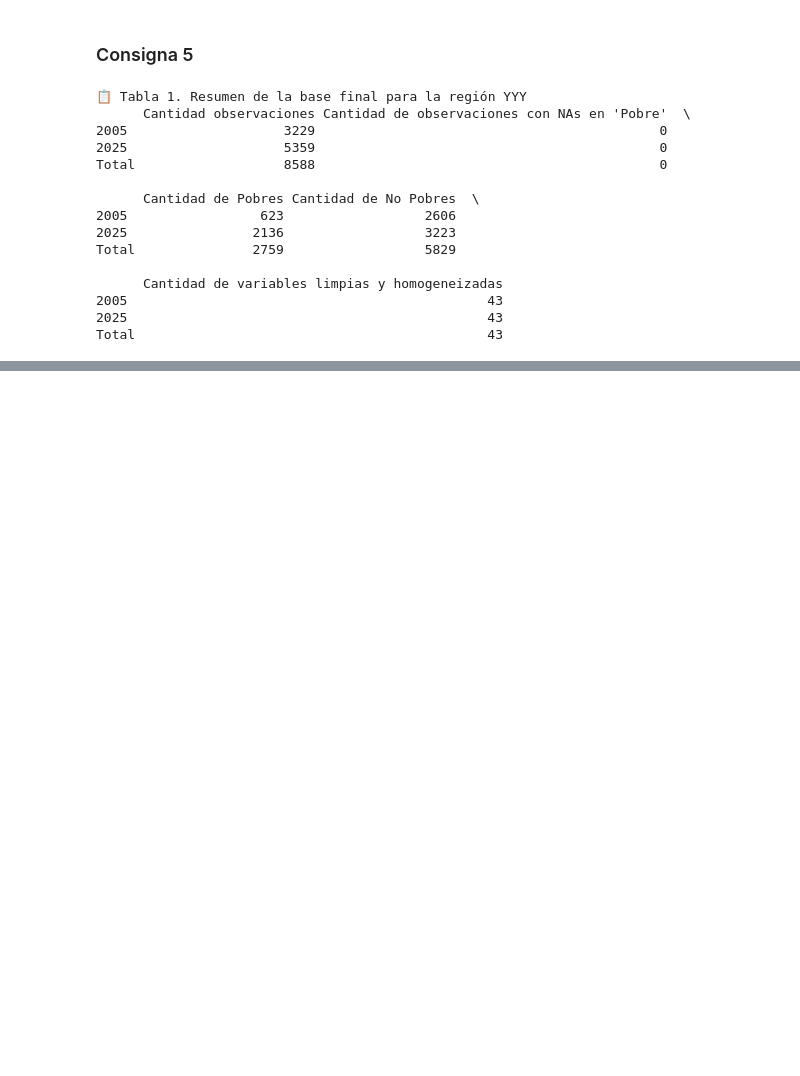
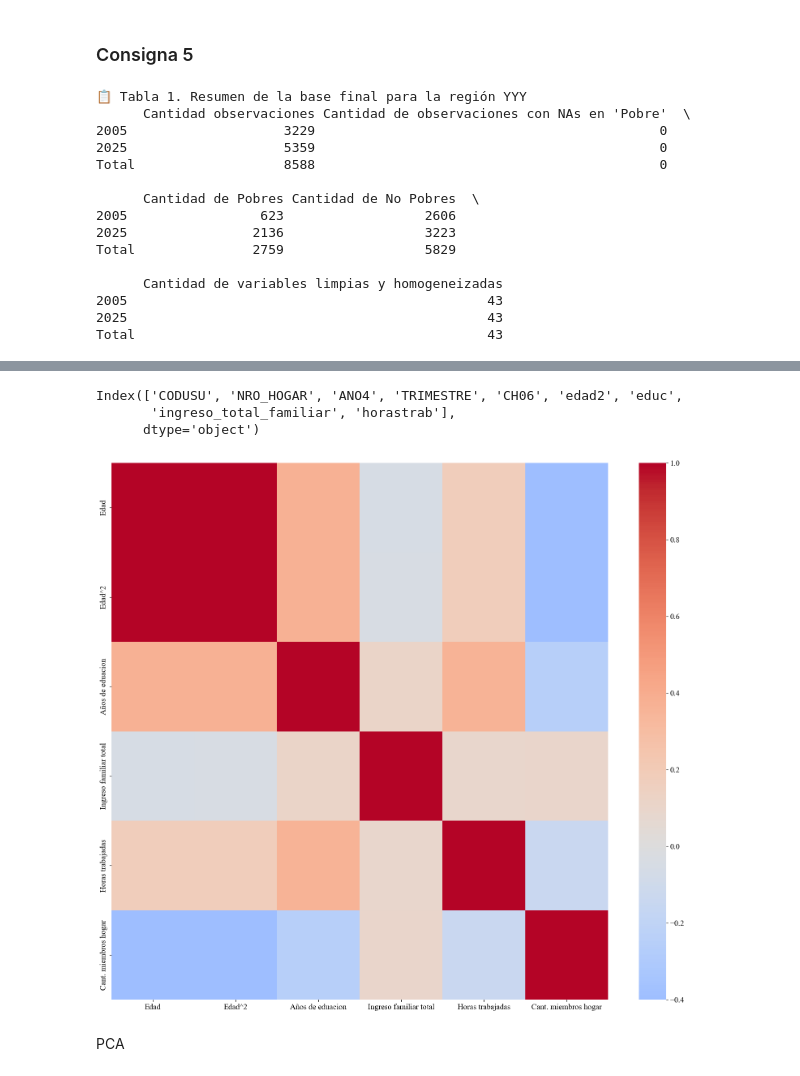
Before and after one commit to franlecam/BigDataUBA-Grupo1, a Jupyter notebook: TP2/Program_TP2_Grupo1.ipynb, the cells around one changed output, grey strips where cells are left out. Cells and saved outputs as stored; diff of their text form; code cells hidden in the pictures; blank space fills up the shorter version.

```diff
--- a/TP2/Program_TP2_Grupo1.ipynb
+++ b/TP2/Program_TP2_Grupo1.ipynb
@@ -581,0 +632,54 @@ Total                                             43
+# %%
+base_filtrada= base[['CODUSU', 'NRO_HOGAR', 'ANO4', 'TRIMESTRE', 'CH06', 'edad2', 'educ', 'ingreso_total_familiar', 'horastrab']]
+# %%
+base_filtrada.columns
+# %% [output]
+Index(['CODUSU', 'NRO_HOGAR', 'ANO4', 'TRIMESTRE', 'CH06', 'edad2', 'educ',
+       'ingreso_total_familiar', 'horastrab'],
+      dtype='object')
+# %%
+#Merge de las bases para quedarnos con la variable IX_TOT
+base_filtrada_unida  = pd.merge(base_filtrada, df_hogar_unida, on=['CODUSU', 'NRO_HOGAR'], how='left')
+# %%
+#grenro etiquetas para el grafico
+etiquetas = {
+    # CH06
+    'CH06': 'Edad',
+
+    #edad2
+    'edad2': 'Edad^2',
+
+    # educ
+    'educ': 'Años de eduacion',
+
+
+    # ingreso_total_familiar
+    'ingreso_total_familiar': 'Ingreso familiar total',
+
+    # horastrab
+    'horastrab': 'Horas trabajadas',
+
+    # IX_TOT
+    'IX_TOT': 'Cant. miembros hogar'
+
+}
+# %%
+#Me quedo solamente con las variables a utilizar
+variables= base_filtrada_unida[['CH06', 'edad2', 'educ', 'ingreso_total_familiar', 'horastrab', 'IX_TOT']]
+cols_actuales = variables.columns
+cols_renombradas = [etiquetas.get(col, col) for col in cols_actuales]
+variables.columns = cols_renombradas
+matriz= variables.corr()
+# %%
+#Grafico la matriz de correlacion con heatmap
+
+plt.figure(figsize=(16, 14))
+sns.heatmap(matriz, cmap='coolwarm', center=0, annot=False)
+
+#plt.title('Matriz de correlación')
+plt.tight_layout()
+plt.show()
+# %% [output]
+[figure, added]
+# %% [markdown]
+PCA
```
Also changed, not shown: parts of 18 cells of this notebook.
